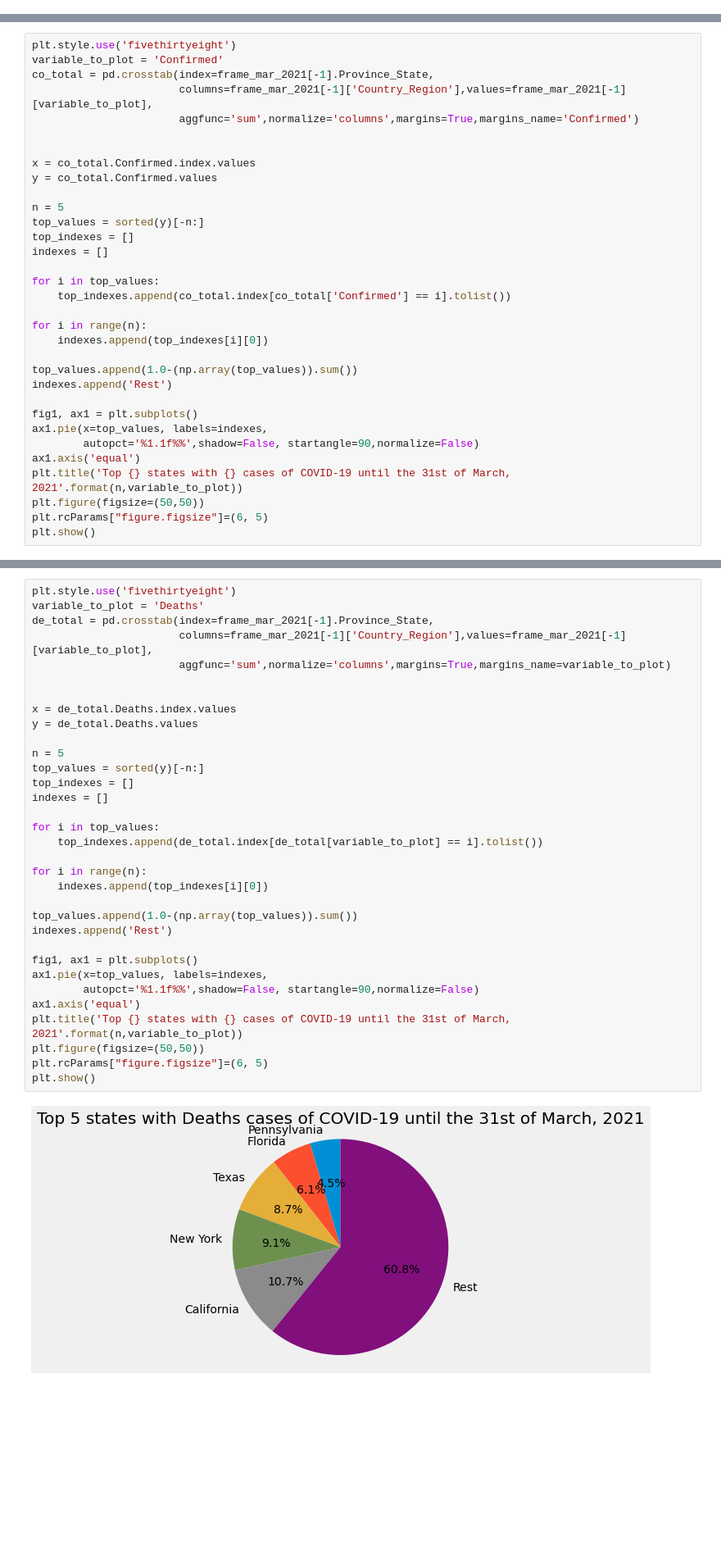
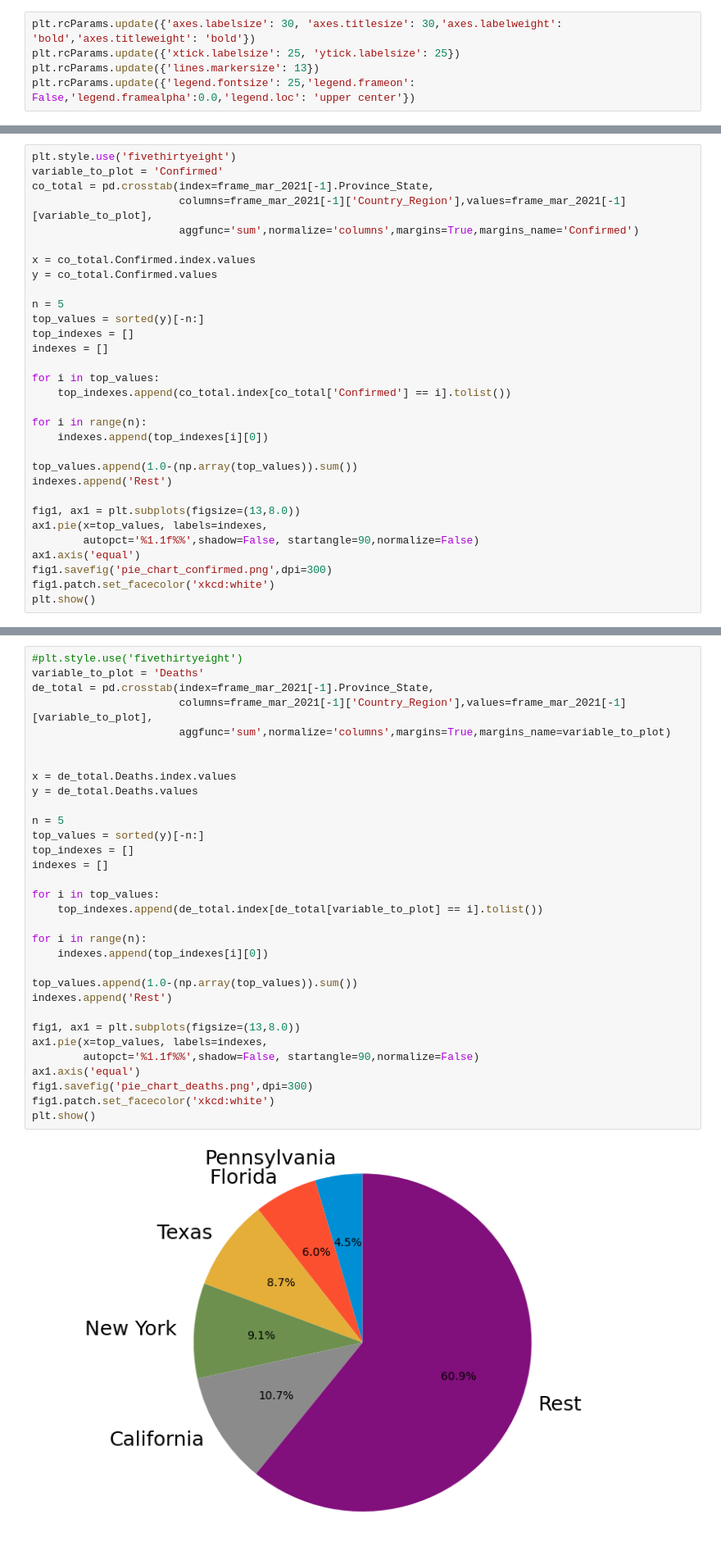
Before and after one commit to teokem/project-work-2021-omvazque, a Jupyter notebook: test.ipynb, the cells around one changed output, grey strips where cells are left out. Shown at 82% size. Drawn from its saved outputs; the diff is of its cells as text; blank space fills up the shorter version.

```diff
--- a/test.ipynb
+++ b/test.ipynb
@@ -17,5 +15,10 @@ from glob import glob
 import matplotlib.pyplot as plt
 %matplotlib inline
+# %%
+plt.rcParams.update({'axes.labelsize': 30, 'axes.titlesize': 30,'axes.labelweight': 'bold','axes.titleweight': 'bold'})
+plt.rcParams.update({'xtick.labelsize': 25, 'ytick.labelsize': 25})
+plt.rcParams.update({'lines.markersize': 13})
+plt.rcParams.update({'legend.fontsize': 25,'legend.frameon': False,'legend.framealpha':0.0,'legend.loc': 'upper center'})
 # %% [markdown]
 One efficient tool to mage large amount of data is the **pandas** library. The code below declares lists associated to different months (`frame_apr_2020, frame_may_2020, etc.`). The `pd.read_csv()` function can be used to read and store data frames into the previously defined lists.
 # %%
@@ -226,7 +277,6 @@ variable_to_plot = 'Confirmed'
 co_total = pd.crosstab(index=frame_mar_2021[-1].Province_State,
                        columns=frame_mar_2021[-1]['Country_Region'],values=frame_mar_2021[-1][variable_to_plot],
                        aggfunc='sum',normalize='columns',margins=True,margins_name='Confirmed')
-
 
 x = co_total.Confirmed.index.values
 y = co_total.Confirmed.values
@@ -245,12 +295,11 @@ for i in range(n):
 top_values.append(1.0-(np.array(top_values)).sum())
 indexes.append('Rest')
 
-fig1, ax1 = plt.subplots()
+fig1, ax1 = plt.subplots(figsize=(13,8.0))
 ax1.pie(x=top_values, labels=indexes,
         autopct='%1.1f%%',shadow=False, startangle=90,normalize=False)
 ax1.axis('equal')
-plt.title('Top {} states with {} cases of COVID-19 until the 31st of March, 2021'.format(n,variable_to_plot))
-plt.figure(figsize=(50,50))
-plt.rcParams["figure.figsize"]=(6, 5)
+fig1.savefig('pie_chart_confirmed.png',dpi=300)
+fig1.patch.set_facecolor('xkcd:white')
 plt.show()
 # %% [output]
@@ -282,37 +307,36 @@ plt.show()
 # %% [markdown]
 In the code below a pie chart is used to represent the top 5 states with Deaths due to COIVD-19. In this category, California, New York, Texas, Florida and Pennsylvania represent about 40% of the total Deaths while the remaining is represented as the Rest.
 # %%
-plt.style.use('fivethirtyeight')
+#plt.style.use('fivethirtyeight')
 variable_to_plot = 'Deaths'
 de_total = pd.crosstab(index=frame_mar_2021[-1].Province_State,
                        columns=frame_mar_2021[-1]['Country_Region'],values=frame_mar_2021[-1][variable_to_plot],
                        aggfunc='sum',normalize='columns',margins=True,margins_name=variable_to_plot)
 
 
 x = de_total.Deaths.index.values
 y = de_total.Deaths.values
 
 n = 5
 top_values = sorted(y)[-n:]
 top_indexes = []
 indexes = []
 
 for i in top_values:
     top_indexes.append(de_total.index[de_total[variable_to_plot] == i].tolist())
 
 for i in range(n):
     indexes.append(top_indexes[i][0])
 
 top_values.append(1.0-(np.array(top_values)).sum())
 indexes.append('Rest')
 
-fig1, ax1 = plt.subplots()
+fig1, ax1 = plt.subplots(figsize=(13,8.0))
 ax1.pie(x=top_values, labels=indexes,
         autopct='%1.1f%%',shadow=False, startangle=90,normalize=False)
 ax1.axis('equal')
-plt.title('Top {} states with {} cases of COVID-19 until the 31st of March, 2021'.format(n,variable_to_plot))
-plt.figure(figsize=(50,50))
-plt.rcParams["figure.figsize"]=(6, 5)
+fig1.savefig('pie_chart_deaths.png',dpi=300)
+fig1.patch.set_facecolor('xkcd:white')
 plt.show()
 # %% [output]
-[figure, old version]
+[figure, new version]
```
Also changed, not shown: parts of 20 cells of this notebook.
